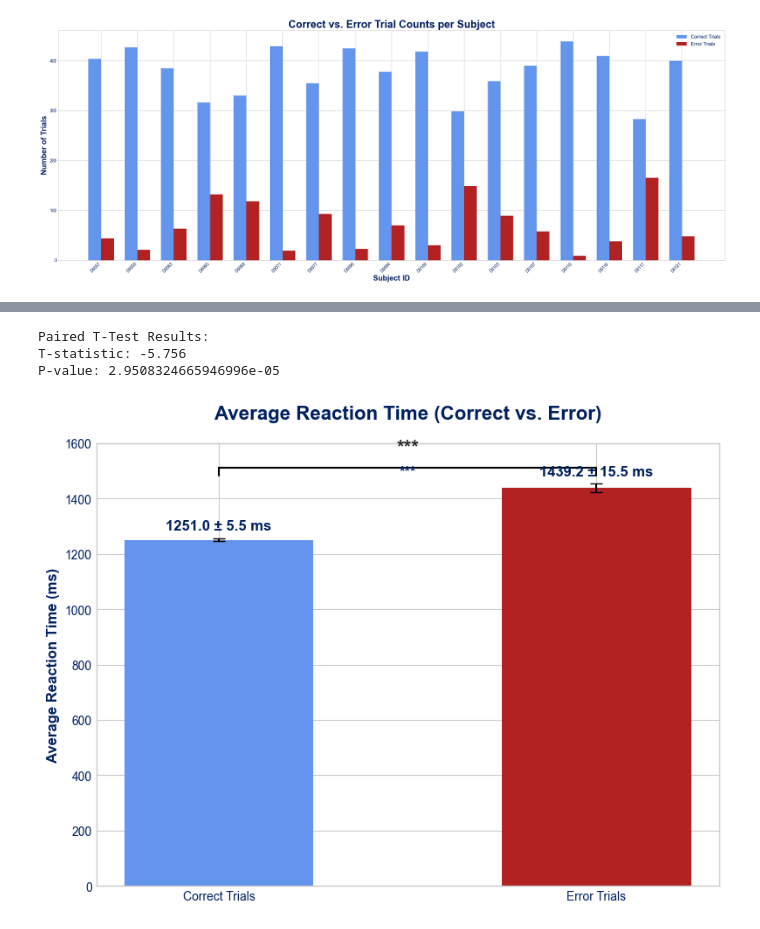
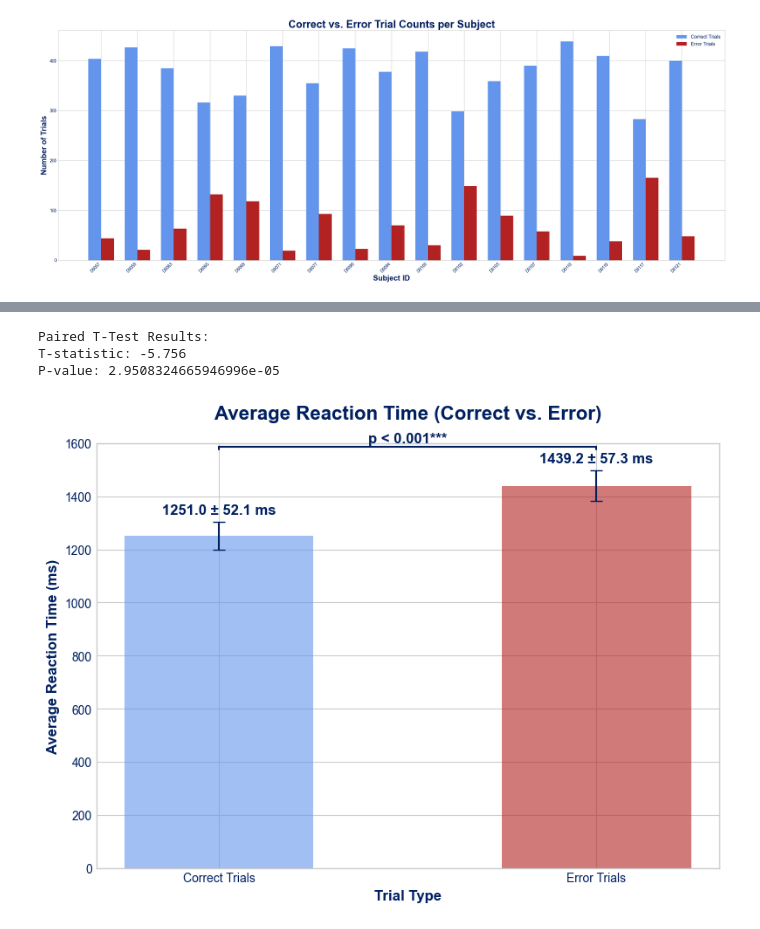
Before and after one commit to coganlab/GlobalLocal, a Jupyter notebook: send_erin_this_to_count_error_trials.ipynb, the cells around one changed output, grey strips where cells are left out. Saved outputs shown, nothing was run; the diff lists cells and outputs as text; code cells hidden in the pictures.

Commit message:
more changes to plotting

```diff
--- a/send_erin_this_to_count_error_trials.ipynb
+++ b/send_erin_this_to_count_error_trials.ipynb
@@ -162,5 +221,4 @@ plt.show()
 # %%
-#RT with ttest
 # --- 1. Calculate Average RT for Correct and Error trials PER SUBJECT ---
 rt_by_condition = raw_data.groupby(['subject_ID', 'acc'])['RT'].mean().unstack()
 rt_by_condition.columns = ['avg_RT_error', 'avg_RT_correct']
@@ -169,94 +227,77 @@ rt_by_condition.columns = ['avg_RT_error', 'avg_RT_correct']
 rt_by_condition.dropna(inplace=True)
 
 # --- 2. Perform the Paired T-Test ---
-# The test is performed on the list of subject averages for each condition
 t_statistic, p_value = ttest_rel(rt_by_condition['avg_RT_correct'], rt_by_condition['avg_RT_error'])
-
-if p_value < 0.001:
-    p_text = "p < 0.001"
-else:
-    p_text = f"p = {p_value:.3f}"
 
 print("Paired T-Test Results:")
 print(f"T-statistic: {t_statistic:.3f}")
 print(f"P-value: {p_value}")
 
-# --- 3. Calculate Overall Averages for Plotting ---
+# --- 3. Calculate Overall Averages and Errors for Plotting ---
 avg_rt_correct = rt_by_condition['avg_RT_correct'].mean()
+sem_rt_correct = rt_by_condition['avg_RT_correct'].sem()
+
 avg_rt_error = rt_by_condition['avg_RT_error'].mean()
+sem_rt_error = rt_by_condition['avg_RT_error'].sem()
 
 # --- 4. Plotting Section ---
 fig, ax = plt.subplots(figsize=(8, 6))
 plt.style.use('seaborn-v0_8-whitegrid')
-#set text color
 text_color = "#002060"
 
+# --- Plot the main data first ---
+categories = ['Correct Trials', 'Error Trials']
+values = [avg_rt_correct, avg_rt_error]
+errors = [sem_rt_correct, sem_rt_error]
+colors = ['cornflowerblue', 'firebrick']
+
+ax.bar(categories, values, yerr=errors, color=colors, alpha=0.6, width=0.5, capsize=5, ecolor=text_color)
+
+# --- Add text labels above the error bars and find the highest point ---
+highest_point = 0
+for i, (value, error) in enumerate(zip(values, errors)):
+    text_y = value + error + 20
+    ax.text(i, text_y, f'{value:.1f} ± {error:.1f} ms', ha='center', va='bottom', fontsize=12, fontweight='bold', color=text_color)
+    # Keep track of the highest point on the plot
+    if text_y > highest_point:
+        highest_point = text_y
+
 # --- Add annotation for the p-value with stars ---
-y_max = max(values)
-line_y = y_max * 1.05
-text_y = y_max * 1.08
-tick_height = y_max * 0.02
+# Position the annotation line relative to the highest element on the plot
+line_y = highest_point + 70
+text_y = highest_point + 77
+tick_height = 10
 
-# Draw the horizontal bar spanning the two groups
-ax.plot([0, 1], [line_y, line_y], color='black', lw=1.5)
-# Add vertical ticks at the ends of the bar
-ax.plot([0, 0], [line_y - tick_height, line_y], color='black', lw=1.5)
-ax.plot([1, 1], [line_y - tick_height, line_y], color='black', lw=1.5)
+# Draw the horizontal bar and ticks
+ax.plot([0, 1], [line_y, line_y], color=text_color, lw=1.5)
+ax.plot([0, 0], [line_y - tick_height, line_y], color=text_color, lw=1.5)
+ax.plot([1, 1], [line_y - tick_height, line_y], color=text_color, lw=1.5)
 
-
-# Determine the star notation based on the p-value
+# Determine the star notation
 if p_value < 0.001:
-    p_text = '***'
+    p_text = 'p < 0.001***'
 elif p_value < 0.01:
     p_text = '**'
 elif p_value < 0.05:
     p_text = '*'
 else:
-    p_text = 'n.s.' # not significant
+    p_text = 'n.s.'
 
-# Add the star text above the bar
-ax.text(0.5, text_y, p_text, ha='center', va='bottom', fontsize=16, fontweight='bold')
-
-categories = ['Correct Trials', 'Error Trials']
-values = [avg_rt_correct, avg_rt_error]
-colors = ['cornflowerblue', 'firebrick']
-
-# Plot the bars with error bars
-ax.bar(categories, values, yerr=errors, color=colors, width=0.5,
-       capsize=5, ecolor='black')
-
-# Add text labels on top of each bar
-for i, (value, error) in enumerate(zip(values, errors)):
-    # Set the y position of the text to be slightly above the error bar
-    text_y = value + error + 20 # Increased offset for ms scale
-    # Updated text format to include ± SEM and one decimal place
-    ax.text(i, text_y, f'{value:.1f} ± {error:.1f} ms', ha='center', va='bottom', fontsize=12, fontweight='bold', color=text_color)
-
-
-# --- Add annotation for the p-value ---
-# This draws a line between the two bars and places the p-value text above it
-y_max = max(values)
-#line_y = y_max * 1.05
-#text_y = y_max * 1.08
-#ax.plot([0, 1], [line_y, line_y], color='black', lw=1.5)
+# Add the star text
 ax.text(0.5, text_y, p_text, ha='center', va='bottom', fontsize=12, fontweight='bold', color=text_color)
-
 
 # --- Final Formatting ---
 ax.set_ylabel('Average Reaction Time (ms)', fontweight='bold', fontsize=12, color=text_color)
+ax.set_xlabel('Trial Type', fontweight='bold', fontsize=12, color=text_color)
 ax.set_title('Average Reaction Time (Correct vs. Error)', fontweight='bold', fontsize=16, pad=20, color=text_color)
-ax.set_ylim(0, y_max * 1.25)
-
 ax.tick_params(axis='x', colors=text_color)
 ax.tick_params(axis='y', colors=text_color)
-
-# --- Set the y-axis to end exactly at 1600 ---
 ax.set_ylim(0, 1600)
 
 plt.tight_layout()
 plt.show()
 # %% [output]
 Paired T-Test Results:
 T-statistic: -5.756
 P-value: 2.9508324665946996e-05
-[figure, old version]
+[figure, new version]
```
Also changed, not shown: parts of 2 cells of this notebook.
